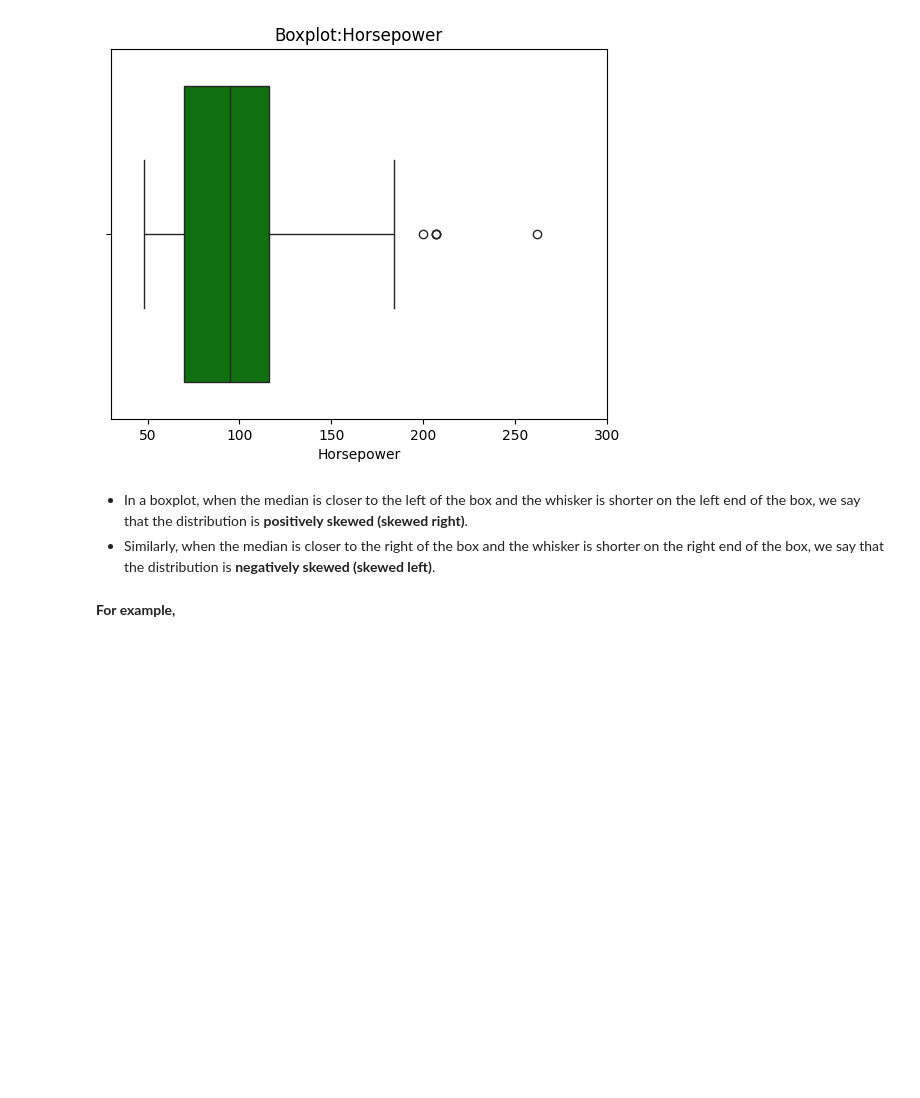
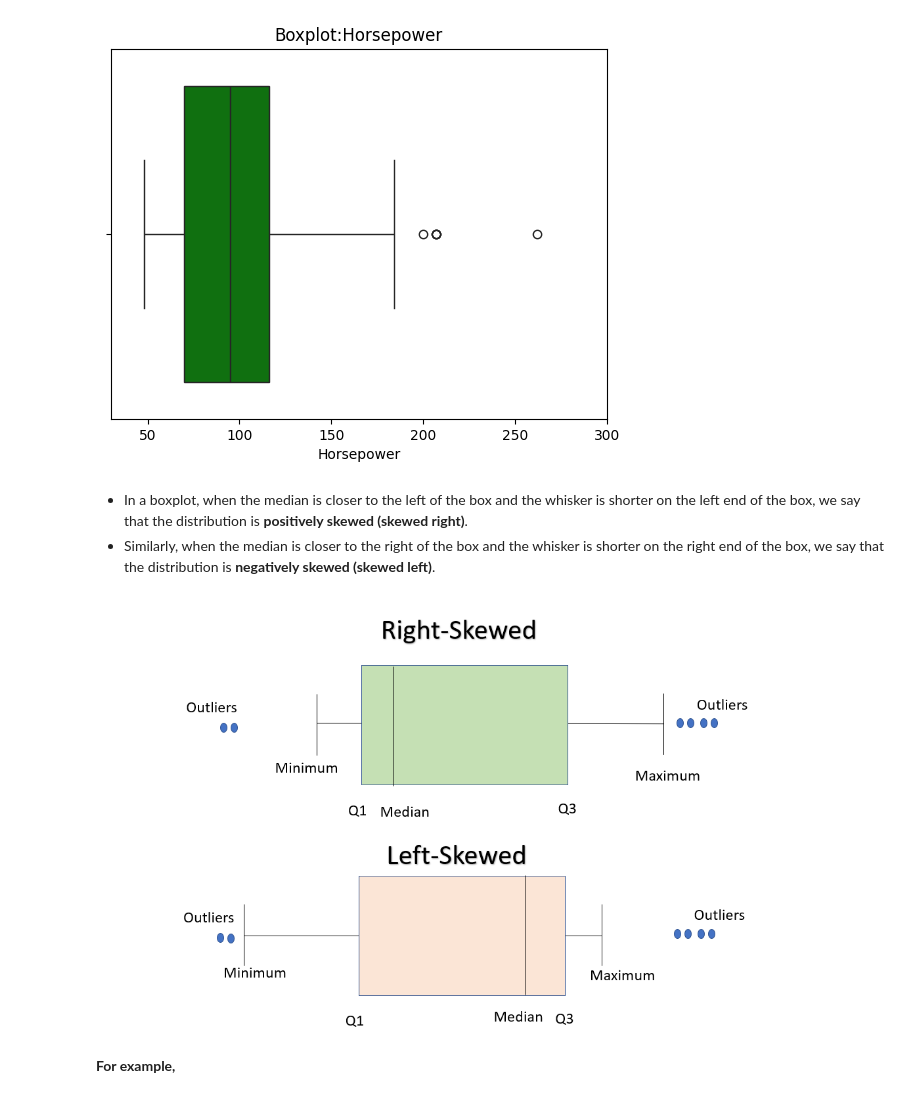
Before and after one commit to emailtosanj/ADSP_LAIEDM, a Jupyter notebook: adsp_laiedm/week_1_py_for_ds/Data_Visualization_with_Python.ipynb, the cells around one changed output. Drawn from its saved outputs; the diff is of its cells as text; code cells hidden in the pictures; blank space fills up the shorter version.

Commit message:
01Jun2025: EDA - Data visualization, practice & quizzes

```diff
--- a/adsp_laiedm/week_1_py_for_ds/Data_Visualization_with_Python.ipynb
+++ b/adsp_laiedm/week_1_py_for_ds/Data_Visualization_with_Python.ipynb
@@ -272,8 +275,10 @@ sns.boxplot(data=df, x='horsepower',color='green');
 - Similarly, when the median is closer to the right of the box and the whisker is shorter on the right end of the box, we say that the distribution is **negatively skewed (skewed left)**.
 # %%
 from IPython.display import Image
-Image('/content/drive/MyDrive/skew_box.png')
+Image(files_dir+'/Skewed_Box_Plot-1.png')
 #Image('/location on your computer/skew_box.png')
+# %% [output]
+[figure, added]
 # %% [markdown]
 **For example,**
 # %%
```
Also changed, not shown: parts of 24 cells of this notebook, 10 other files.
